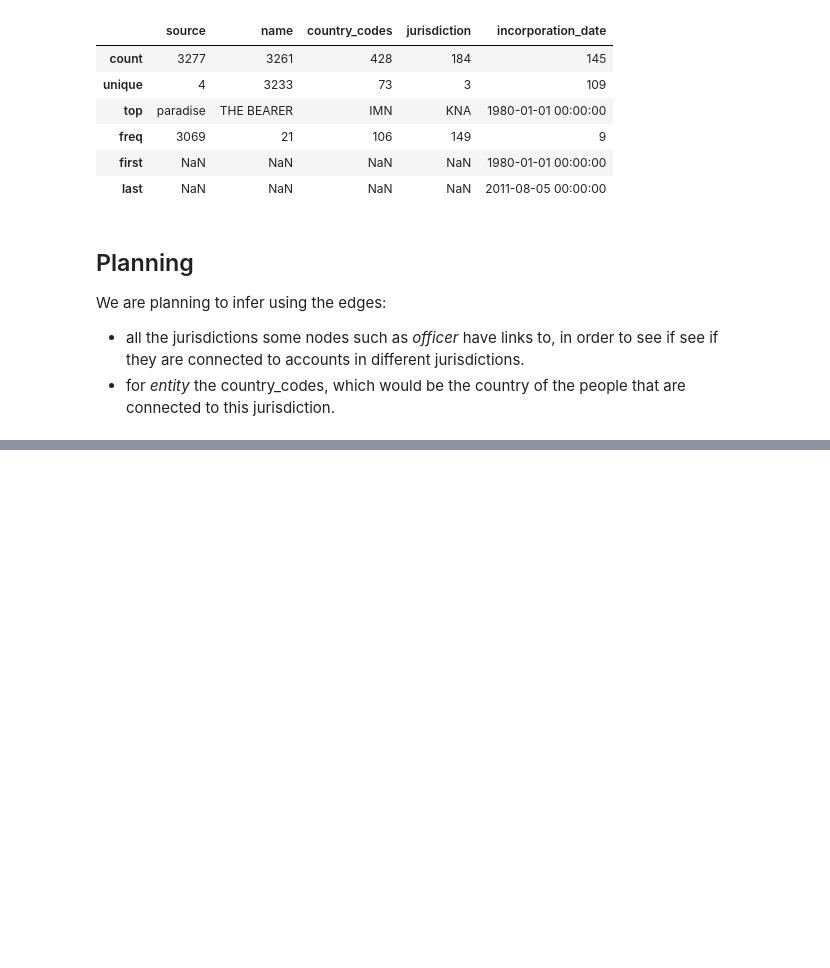
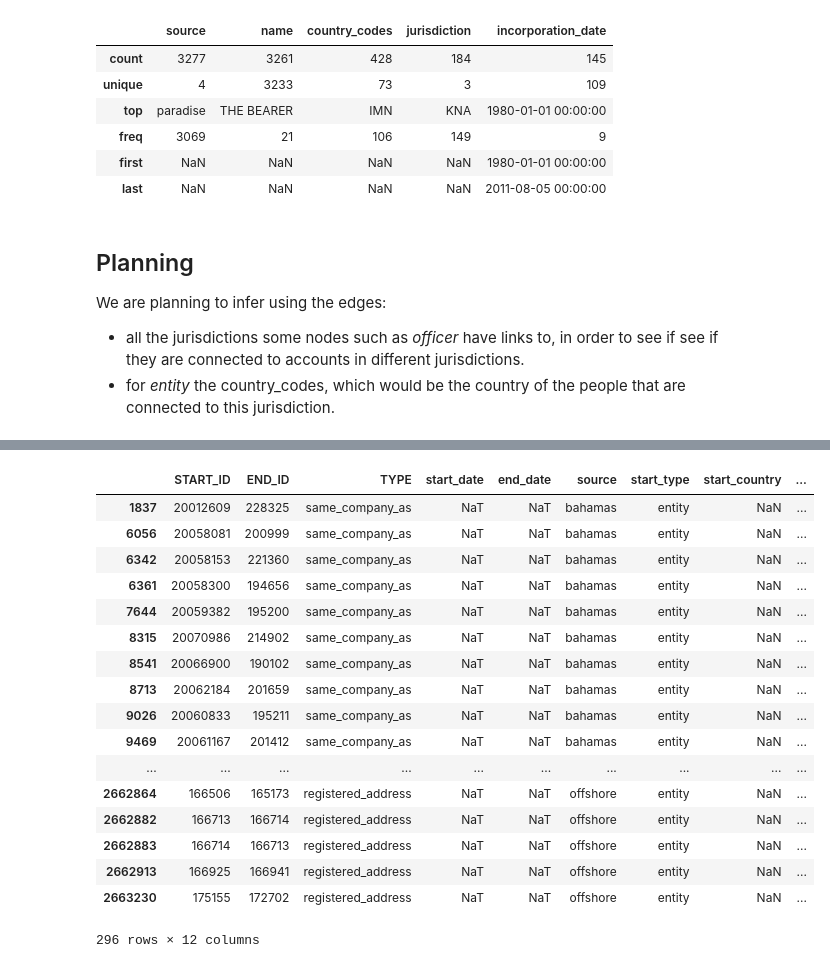
Before and after one commit to yymartin/ADA_Project_Cobra, a Jupyter notebook: Main.ipynb, the cells around one changed output, grey strips where cells are left out. Saved outputs shown, nothing was run; the diff lists cells and outputs as text; code cells hidden in the pictures; blank space fills up the shorter version.

Commit message:
concatenated edges and nodes

```diff
--- a/Main.ipynb
+++ b/Main.ipynb
@@ -577,9 +601,4 @@ address  offshore           VGB
 # %%
-node_ids = {x[0] for x in nodes.index.values}
-linked_nodes = set(edges.START_ID.append(edges.END_ID).values.tolist())
-
-isolated_nodes = node_ids.difference(linked_nodes)
-
 print("There are", color(str(len(isolated_nodes))), "isolated nodes (0 edge connecting them)")
 # %% [output]
 There are 3277 isolated nodes (0 edge connecting them)
@@ -602,0 +624,13 @@ We are planning to infer using the edges:
+# %%
+merge_nodes = nodes.reset_index()[['node_id', 'type', 'country_codes', 'jurisdiction']]
+merge_nodes.columns = ['id', 'start_type', 'start_country', 'start_jurisdiction']
+
+edges_completed = edges.merge(merge_nodes, how = 'left', left_on='START_ID', right_on='id')
+
+merge_nodes.columns = ['id', 'end_type', 'end_country', 'end_jurisdiction']
+
+edges_completed = edges_completed.merge(merge_nodes, how = 'left', left_on='END_ID', right_on='id')
+
+edges_completed = edges_completed.drop(columns = ['id_x', 'id_y'])
+
+edges_completed.describe()
@@ -602,0 +645,22 @@ We are planning to infer using the edges:
+# %%
+edges_completed[(edges_completed['start_jurisdiction'] != edges_completed['end_jurisdiction']) \
+               & (edges_completed['start_jurisdiction'].notna()) & ((edges_completed['end_jurisdiction'].notna()))]
+# %% [output]
+|  | START_ID | END_ID | TYPE | start_date | end_date | source | start_type | start_country | ... |
+| 1837 | 20012609 | 228325 | same_company_as | NaT | NaT | bahamas | entity | NaN | ... |
+| 6056 | 20058081 | 200999 | same_company_as | NaT | NaT | bahamas | entity | NaN | ... |
+| 6342 | 20058153 | 221360 | same_company_as | NaT | NaT | bahamas | entity | NaN | ... |
+| 6361 | 20058300 | 194656 | same_company_as | NaT | NaT | bahamas | entity | NaN | ... |
+| 7644 | 20059382 | 195200 | same_company_as | NaT | NaT | bahamas | entity | NaN | ... |
+| 8315 | 20070986 | 214902 | same_company_as | NaT | NaT | bahamas | entity | NaN | ... |
+| 8541 | 20066900 | 190102 | same_company_as | NaT | NaT | bahamas | entity | NaN | ... |
+| 8713 | 20062184 | 201659 | same_company_as | NaT | NaT | bahamas | entity | NaN | ... |
+| 9026 | 20060833 | 195211 | same_company_as | NaT | NaT | bahamas | entity | NaN | ... |
+| 9469 | 20061167 | 201412 | same_company_as | NaT | NaT | bahamas | entity | NaN | ... |
+| ... | ... | ... | ... | ... | ... | ... | ... | ... | ... |
+| 2662864 | 166506 | 165173 | registered_address | NaT | NaT | offshore | entity | NaN | ... |
+| 2662882 | 166713 | 166714 | registered_address | NaT | NaT | offshore | entity | NaN | ... |
+| 2662883 | 166714 | 166713 | registered_address | NaT | NaT | offshore | entity | NaN | ... |
+| 2662913 | 166925 | 166941 | registered_address | NaT | NaT | offshore | entity | NaN | ... |
+| 2663230 | 175155 | 172702 | registered_address | NaT | NaT | offshore | entity | NaN | ... |
+296 rows × 12 columns
```
Also changed, not shown: parts of 23 cells of this notebook.
